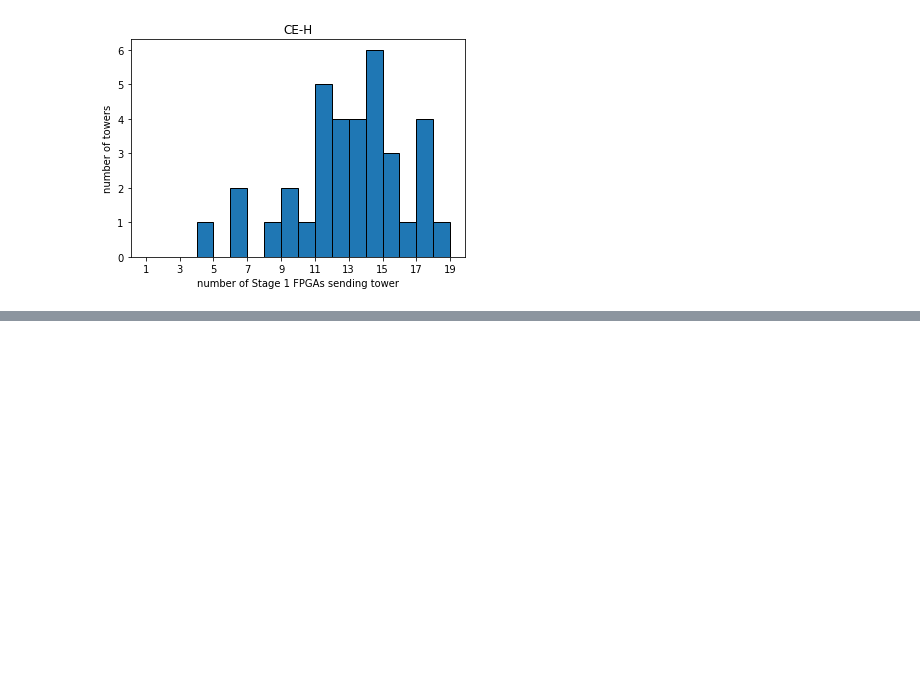
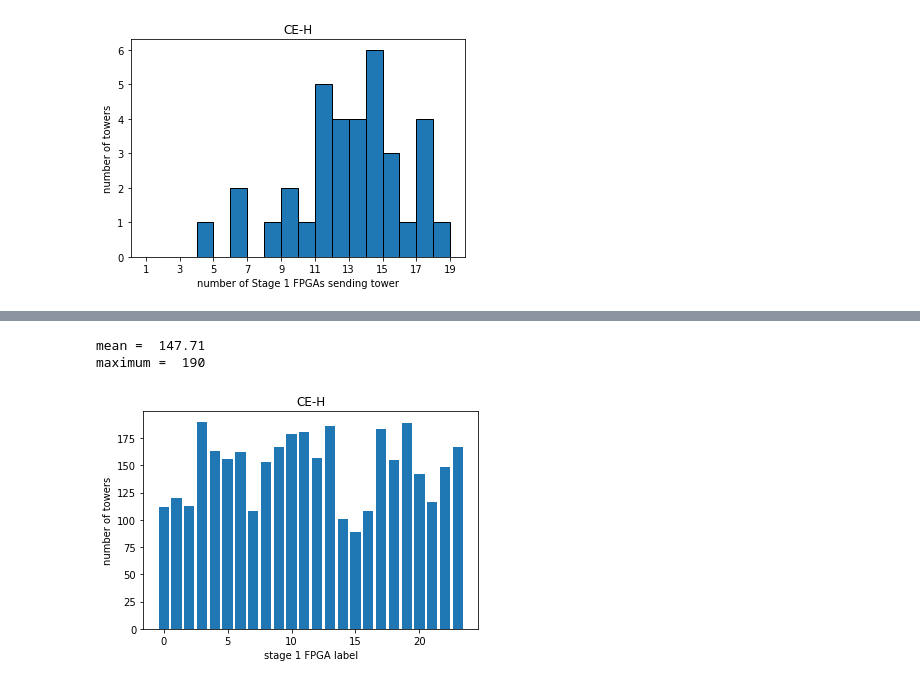
Before and after one commit to mhassans/tower-energy, a Jupyter notebook: jupyter/NumBundlesPerEachTower.ipynb, the cells around one changed output, grey strips where cells are left out. Cells and saved outputs as stored; diff of their text form; code cells hidden in the pictures; blank space fills up the shorter version.

```diff
--- a/jupyter/NumBundlesPerEachTower.ipynb
+++ b/jupyter/NumBundlesPerEachTower.ipynb
@@ -159,0 +209,6 @@ total entries =  35
+# %%
+plotHist2(towersPerBundle_Had_above30, 'Had_above30')
+# %% [output]
+mean =  147.71
+maximum =  190
+[figure, added]
```
Also changed, not shown: parts of 6 cells of this notebook.
